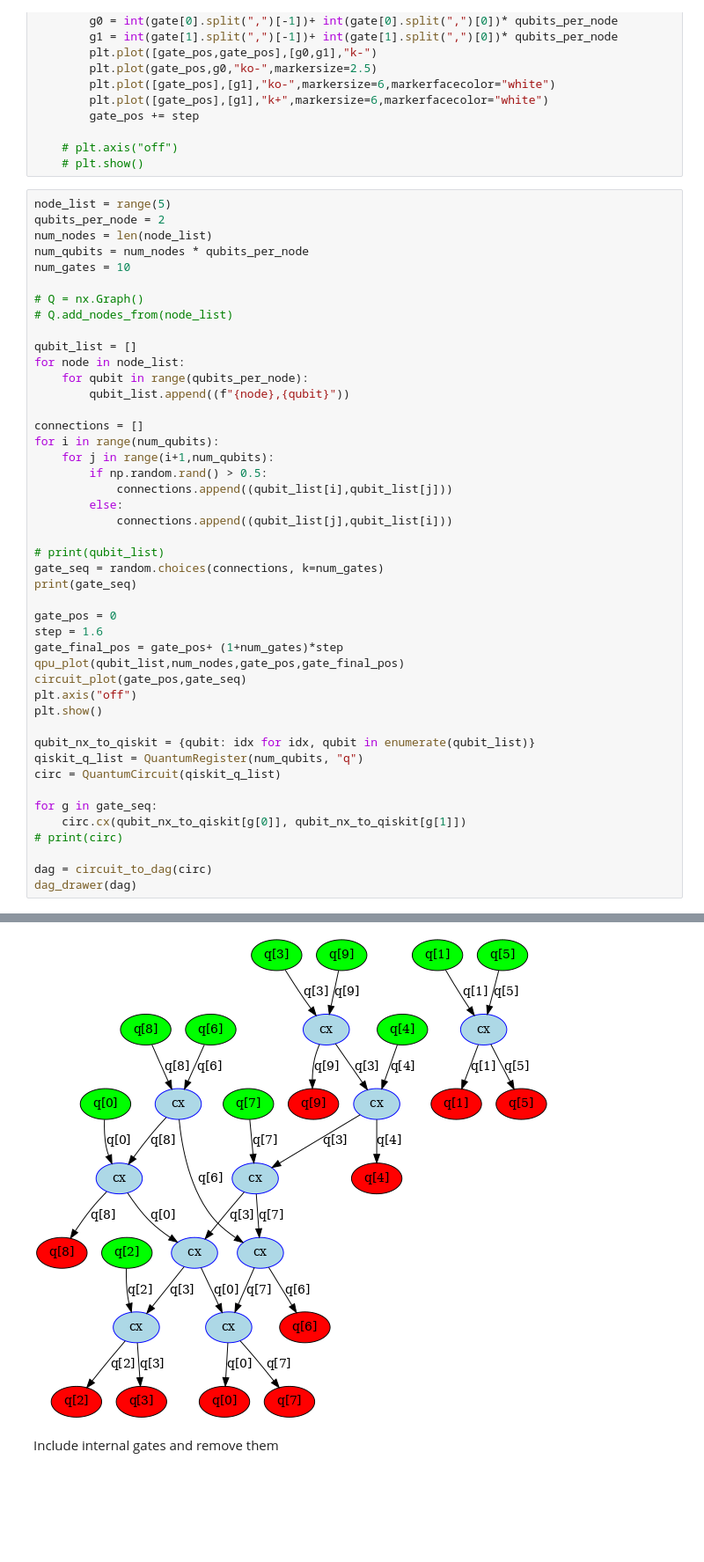
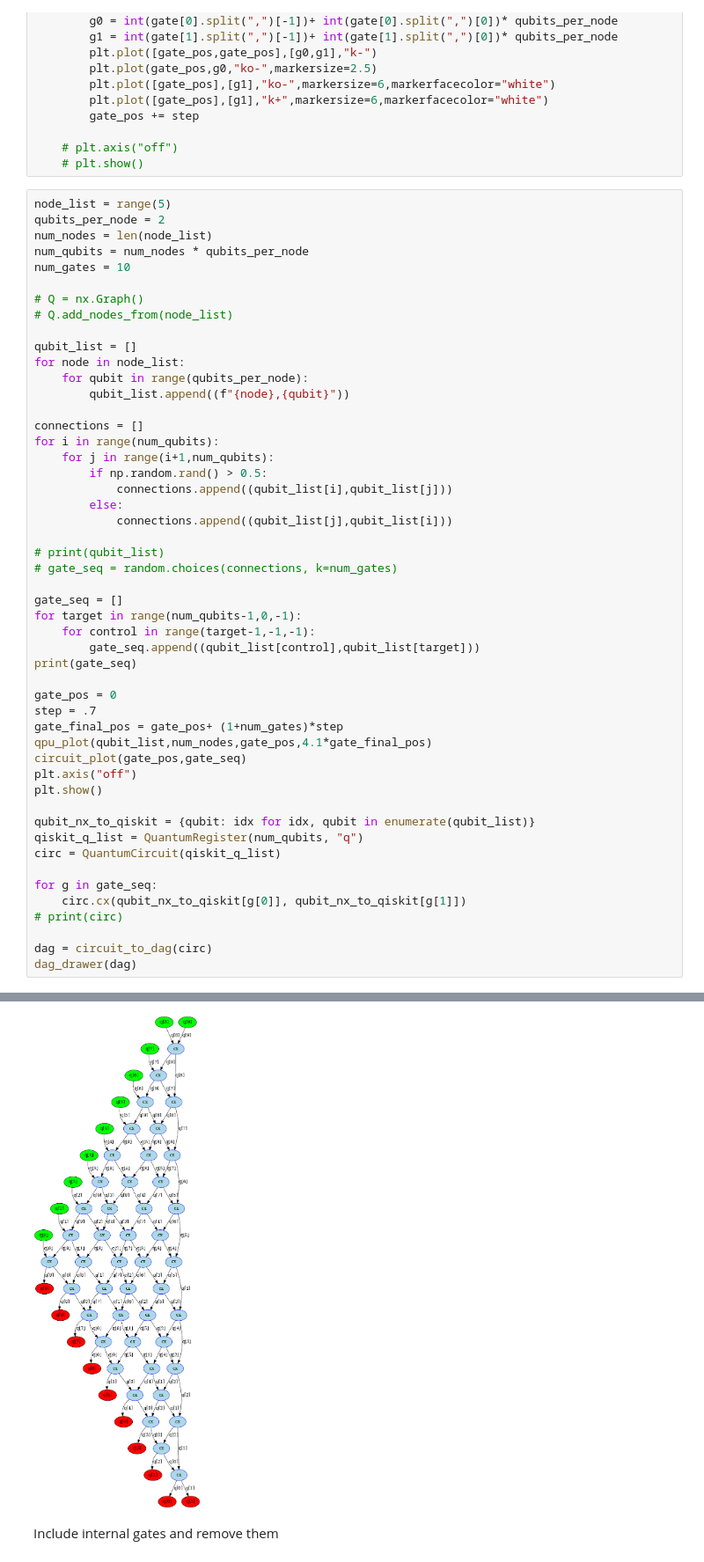
Before and after one commit to hassan-shap/QswitchNet, a Jupyter notebook: compile_hybrid.ipynb, the cells around one changed output, grey strips where cells are left out. Shown at 88% size. Drawn from its saved outputs; the diff is of its cells as text; blank space fills up the shorter version.

```diff
--- a/compile_hybrid.ipynb
+++ b/compile_hybrid.ipynb
@@ -61,13 +61,18 @@ for i in range(num_qubits):
             connections.append((qubit_list[j],qubit_list[i]))
 
 # print(qubit_list)
-gate_seq = random.choices(connections, k=num_gates)
+# gate_seq = random.choices(connections, k=num_gates)
+
+gate_seq = []
+for target in range(num_qubits-1,0,-1):
+    for control in range(target-1,-1,-1):
+        gate_seq.append((qubit_list[control],qubit_list[target]))
 print(gate_seq)
 
 gate_pos = 0
-step = 1.6
+step = .7
 gate_final_pos = gate_pos+ (1+num_gates)*step
-qpu_plot(qubit_list,num_nodes,gate_pos,gate_final_pos)
+qpu_plot(qubit_list,num_nodes,gate_pos,4.1*gate_final_pos)
 circuit_plot(gate_pos,gate_seq)
 plt.axis("off")
 plt.show()
@@ -88,4 +93,4 @@ dag_drawer(dag)
-[figure, old version]
+[figure, new version]
 # %% [markdown]
 Include internal gates and remove them
 # %%
```
Also changed, not shown: parts of 7 cells of this notebook, 14 other files.
